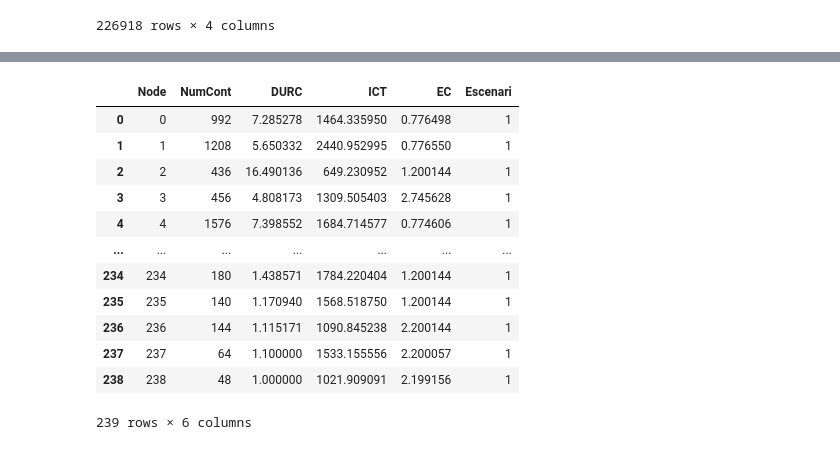
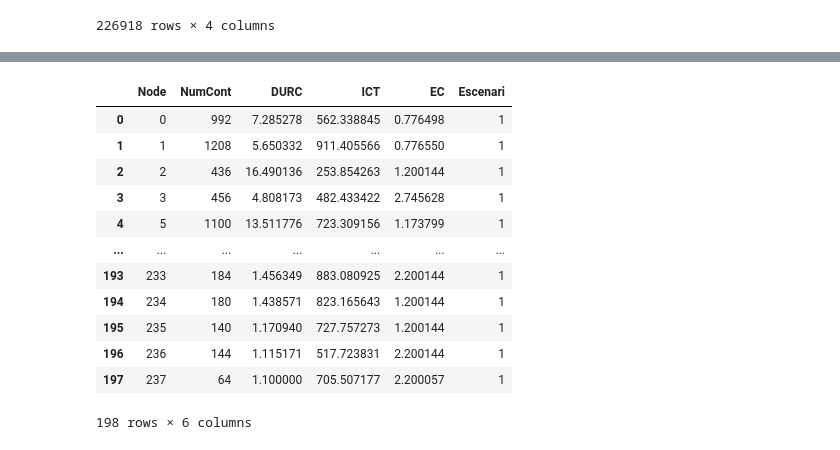
Before and after one commit to mireia-fdezfdez/tfg, a Jupyter notebook: notebooks/preprocessament.ipynb, the cells around one changed output, grey strips where cells are left out. Cells and saved outputs as stored; diff of their text form; code cells hidden in the pictures.

Commit message:
Added training and testing separatedly

```diff
--- a/notebooks/preprocessament.ipynb
+++ b/notebooks/preprocessament.ipynb
@@ -75,9 +89,8 @@ modificat
 # %%
-fdset = pd.DataFrame()
-fdset = modificat.groupby(['Node'])["Node2"].size().reset_index(name ='NumCont')
+fdset_train = training.groupby(['Node'])["Node2"].size().reset_index(name ='NumCont')
 
-# dataset final on s'emmagatzemaran les dades tractades de tots els escenaris
-fdset
+# dataset final on s'emmagatzemaran les dades tractades de tots els escenaris per a l'entrenament
+fdset_train
 # %% [output]
 |  | Node | NumCont |
 | 0 | 0 | 992 |
@@ -116,10 +141,9 @@ def elastic_centrality(data):
 
     return pd.Series({'EC':ec_node})
 
-ec_data = pd.DataFrame()
-ec_data = modificat.groupby(['Node'], as_index = False).apply(elastic_centrality)
 
-ec_data.head()
+ec_data_train = training.groupby(['Node'], as_index = False).apply(elastic_centrality)
+ec_data_train.head()
 # %% [output]
 |  | Node | EC |
 | 0 | 0 | 0.776498 |
@@ -188,7 +206,7 @@ def mean_conn_duration(temps):
     return find_mean(temps)
 # %%
 # calcul per parelles, encara s'ha de calcular les mitjanes totals
-dtemps = dataset.groupby(['Node', 'Node2']).agg(pair_DURC = ("Time", mean_conn_duration), pair_ICT = ("Time", mean_btw_conns)).reset_index()
-dtemps
+dtemps_training = training.groupby(['Node', 'Node2']).agg(pair_DURC = ("Time", mean_conn_duration), pair_ICT = ("Time", mean_btw_conns)).reset_index()
+dtemps_training.head()
 # %% [output]
 |  | Node | Node2 | pair_DURC | pair_ICT |
@@ -207,7 +229,7 @@ dtemps
 # %%
-final_attrs = dtemps.groupby(['Node']).agg(DURC = ("pair_DURC", np.mean), ICT = ("pair_ICT", np.mean)).reset_index()
+final_attrs_train = dtemps_training.groupby(['Node']).agg(DURC = ("pair_DURC", np.mean), ICT = ("pair_ICT", np.mean)).reset_index()
 
 # visualització final dels atributs calculats
-final_attrs
+final_attrs_train
 # %% [output]
 |  | Node | DURC | ICT |
@@ -226,24 +260,24 @@ final_attrs
 # %%
 # merge dels datasets importants utilitzant "Node" com a clau
-fdset = fdset.merge(final_attrs, how = 'inner')
-fdset = fdset.merge(ec_data, how = 'inner')
+fdset_train = fdset_train.merge(final_attrs_train, how = 'inner')
+fdset_train = fdset_train.merge(ec_data_train, how = 'inner')
 
 # afegeix l'escenari d'on s'han extret les dades
-fdset["Escenari"] = 1
+fdset_train["Escenari"] = 1
 
 # visualització final
-fdset
+fdset_train
 # %% [output]
 |  | Node | NumCont | DURC | ICT | EC | Escenari |
-| 0 | 0 | 992 | 7.285278 | 1464.335950 | 0.776498 | 1 |
-| 1 | 1 | 1208 | 5.650332 | 2440.952995 | 0.776550 | 1 |
-| 2 | 2 | 436 | 16.490136 | 649.230952 | 1.200144 | 1 |
-| 3 | 3 | 456 | 4.808173 | 1309.505403 | 2.745628 | 1 |
-| 4 | 4 | 1576 | 7.398552 | 1684.714577 | 0.774606 | 1 |
+| 0 | 0 | 992 | 7.285278 | 562.338845 | 0.776498 | 1 |
+| 1 | 1 | 1208 | 5.650332 | 911.405566 | 0.776550 | 1 |
+| 2 | 2 | 436 | 16.490136 | 253.854263 | 1.200144 | 1 |
+| 3 | 3 | 456 | 4.808173 | 482.433422 | 2.745628 | 1 |
+| 4 | 5 | 1100 | 13.511776 | 723.309156 | 1.173799 | 1 |
 | ... | ... | ... | ... | ... | ... | ... |
-| 234 | 234 | 180 | 1.438571 | 1784.220404 | 1.200144 | 1 |
-| 235 | 235 | 140 | 1.170940 | 1568.518750 | 1.200144 | 1 |
-| 236 | 236 | 144 | 1.115171 | 1090.845238 | 2.200144 | 1 |
-| 237 | 237 | 64 | 1.100000 | 1533.155556 | 2.200057 | 1 |
-| 238 | 238 | 48 | 1.000000 | 1021.909091 | 2.199156 | 1 |
+| 193 | 233 | 184 | 1.456349 | 883.080925 | 2.200144 | 1 |
+| 194 | 234 | 180 | 1.438571 | 823.165643 | 1.200144 | 1 |
+| 195 | 235 | 140 | 1.170940 | 727.757273 | 1.200144 | 1 |
+| 196 | 236 | 144 | 1.115171 | 517.723831 | 2.200144 | 1 |
+| 197 | 237 | 64 | 1.100000 | 705.507177 | 2.200057 | 1 |
-239 rows × 6 columns
+198 rows × 6 columns
```
Also changed, not shown: parts of 13 cells of this notebook.
